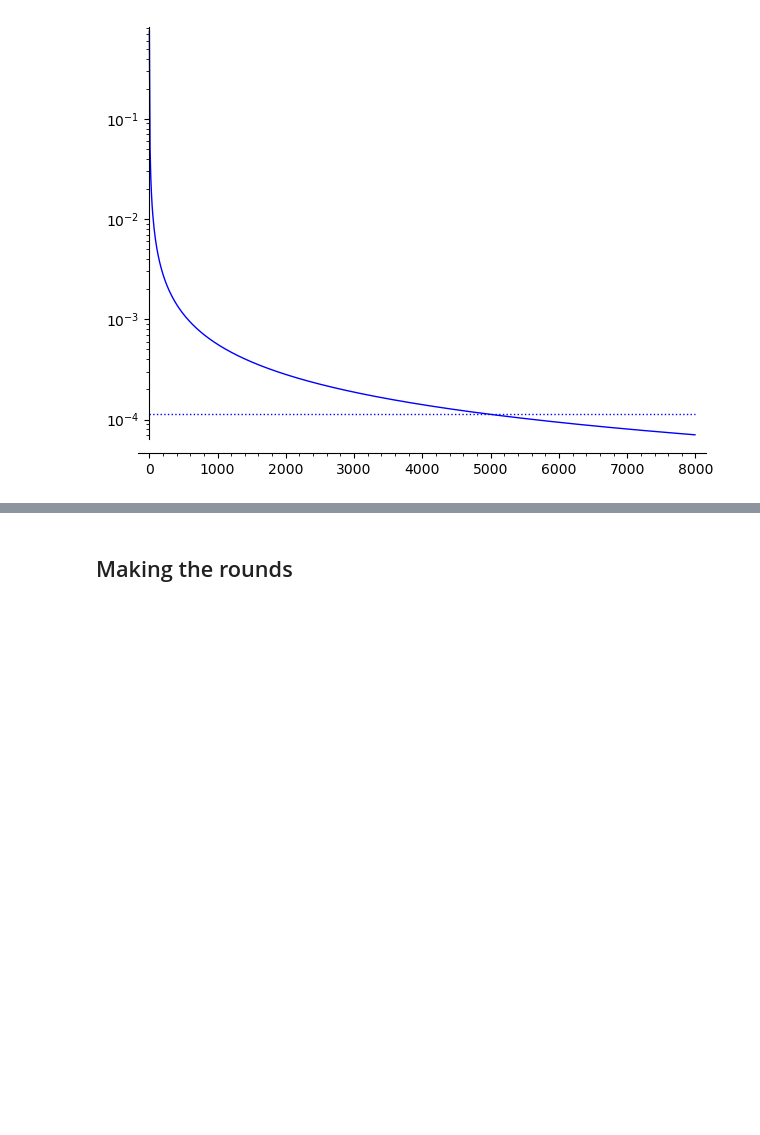
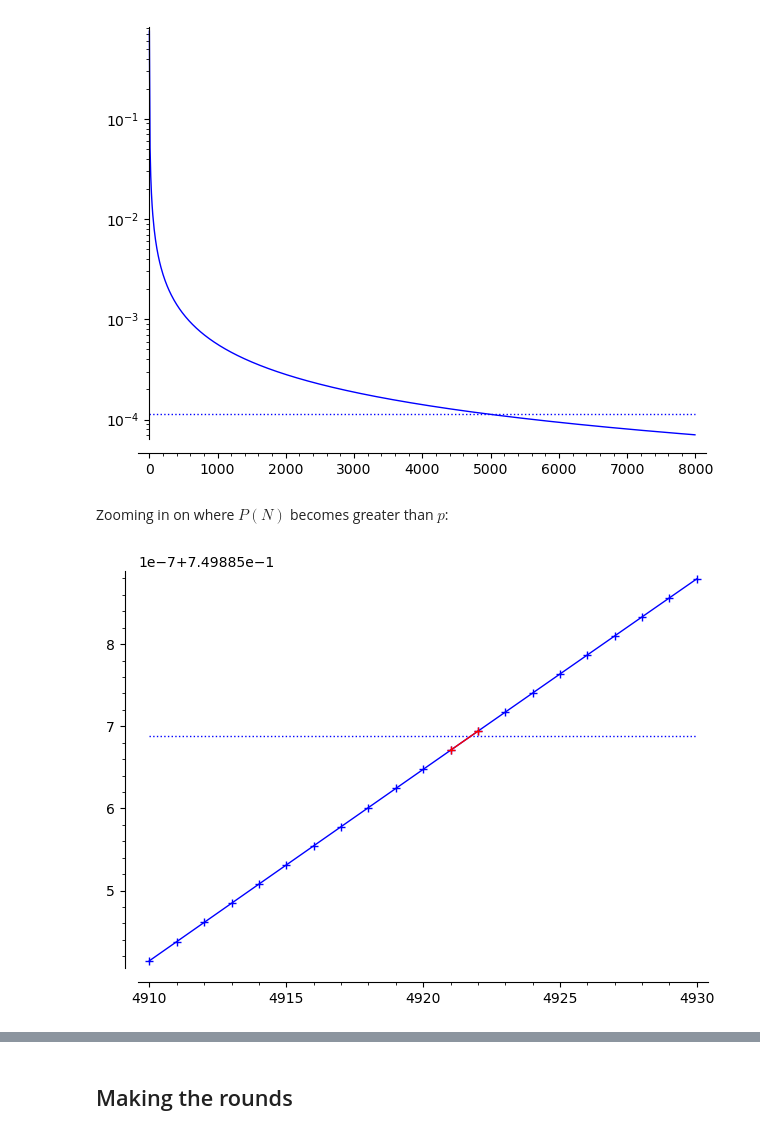
Before and after one commit to qpliu/sunday-puzzle, a Jupyter notebook: riddler/2024/20241108.ipynb, the cells around one changed output, grey strips where cells are left out. Drawn from its saved outputs; the diff is of its cells as text; code cells hidden in the pictures; blank space fills up the shorter version.

```diff
--- a/riddler/2024/20241108.ipynb
+++ b/riddler/2024/20241108.ipynb
@@ -78,3 +78,20 @@ while n < 8000:
 plot(3/4-p, x, 2, 8000, linestyle='dotted', scale='semilogy') + line(points)
 # %% [output]
 [figure]
+# %% [markdown]
+Zooming in on where $P(N)$ becomes greater than $p$:
+# %%
+pp = 0
+n = 2
+points = []
+points2 = []
+while n < 4930:
+    pp = P_r(n,pp)
+    n += 1
+    if n >= 4910:
+        points += [(n,numerical_approx(pp))]
+    if n == 4921 or n == 4922:
+        points2 += [(n,numerical_approx(pp))]
+plot(p, x, 4910, 4930, linestyle='dotted') + line(points, marker='+') + line(points2, color='red', marker='+')
+# %% [output]
+[figure, added]
```
Also changed, not shown: parts of 3 cells of this notebook, 1 other file.
